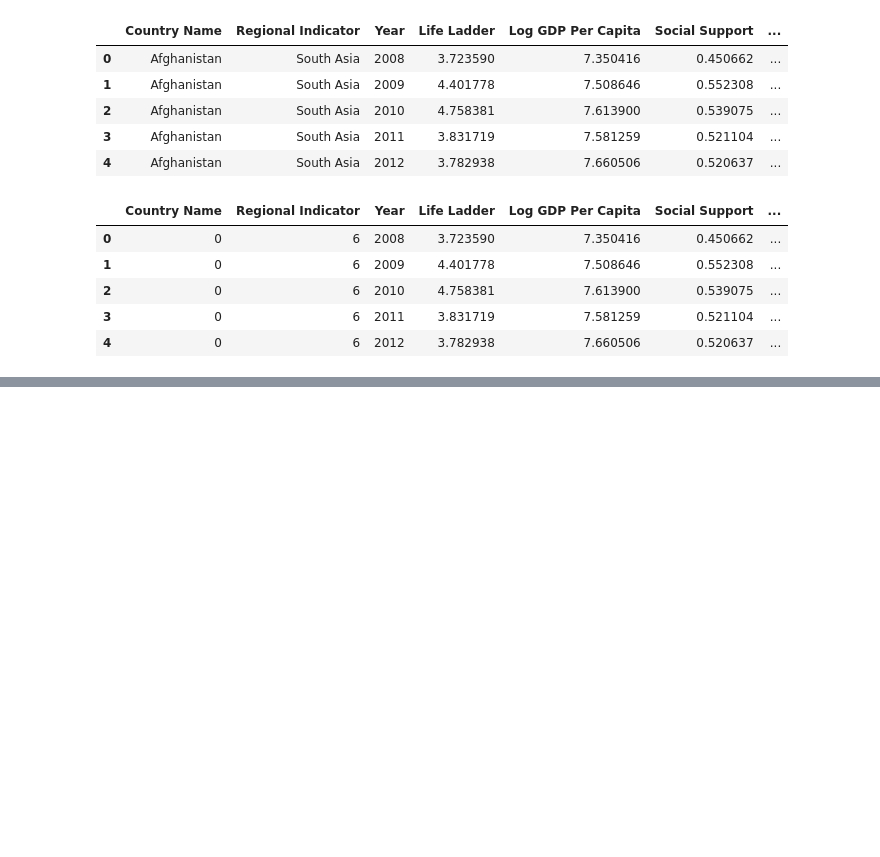
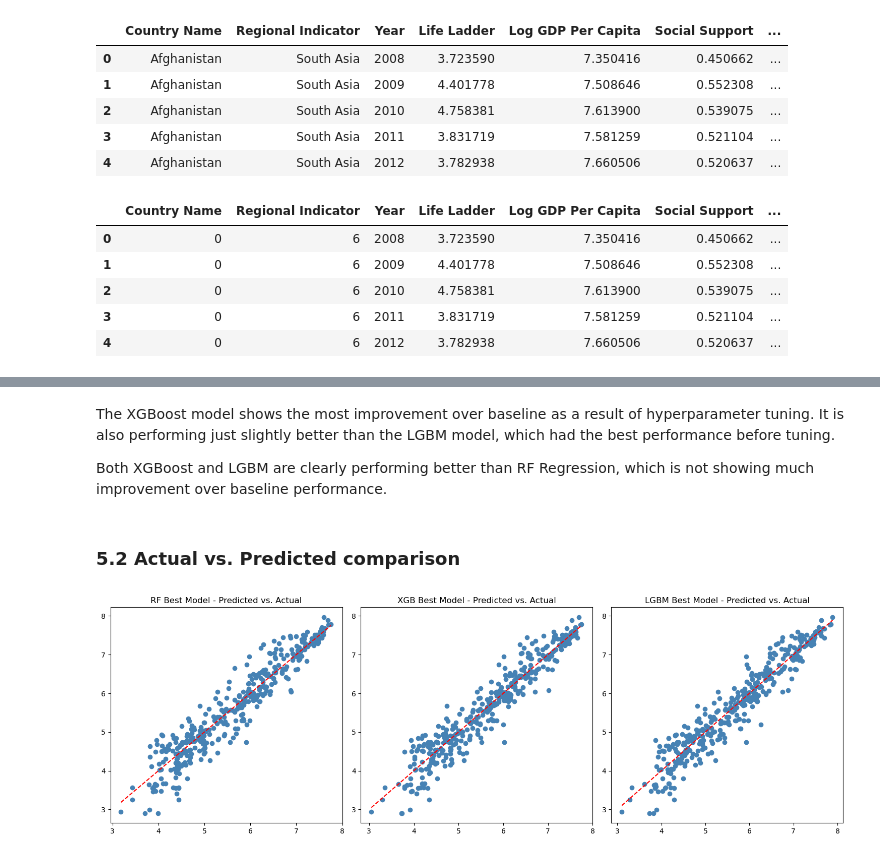
Before and after one commit to RossBrinkerhoff/Springboard_Brinkerhoff, a Jupyter notebook: Springboard_Capstone_2/Capstone_2/notebooks/04_rb_Modeling_RF.ipynb, the cells around one changed output, grey strips where cells are left out. Saved outputs shown, nothing was run; the diff lists cells and outputs as text; code cells hidden in the pictures; blank space fills up the shorter version.

```diff
--- a/Springboard_Capstone_2/Capstone_2/notebooks/04_rb_Modeling_RF.ipynb
+++ b/Springboard_Capstone_2/Capstone_2/notebooks/04_rb_Modeling_RF.ipynb
@@ -316,0 +545,46 @@ joblib.dump(rf_model_tuned,abs_path + '/rf_final.pkl')
+# %% [markdown]
+The XGBoost model shows the most improvement over baseline as a result of hyperparameter tuning.
+It is also performing just slightly better than the LGBM model, which had the best performance before tuning.
+
+Both XGBoost and LGBM are clearly performing better than RF Regression, which is not showing much improvement over
+baseline performance.
+# %% [markdown]
+### 5.2 Actual vs. Predicted comparison <a class = anchor id=actual_vs_predicted_comparison_5_2></a>
+# %%
+# Data for scatter plots
+x1 = rf_best_model_y_pred
+y1 = y_test
+
+x2 = xgb_best_model_y_pred
+y2 = y_test
+
+x3 = lgb_best_model_y_pred
+y3 = y_test
+
+# Create a figure and a grid of subplots with 1 row and 3 columns
+fig, axs = plt.subplots(1, 3, figsize=(15, 5))  # Adjust figsize as needed
+
+# Plot the first scatter plot
+axs[0].scatter(x1, y1, color='steelblue')
+axs[0].plot([min(x1), max(x1)], [min(x1), max(x1)], color='red', linestyle='--')
+axs[0].set_xticks([3,4,5,6,7,8])
+axs[0].set_title('RF Best Model - Predicted vs. Actual')
+
+# Plot the second scatter plot
+axs[1].scatter(x2, y2, color='steelblue')
+axs[1].plot([min(x2), max(x2)], [min(x2), max(x2)], color='red', linestyle='--')
+axs[1].set_xticks([3,4,5,6,7,8])
+axs[1].set_title('XGB Best Model - Predicted vs. Actual')
+
+# Plot the third scatter plot
+axs[2].scatter(x3, y3, color='steelblue')
+axs[2].plot([min(x3), max(x3)], [min(x3), max(x3)], color='red', linestyle='--')
+axs[2].set_title('LGBM Best Model - Predicted vs. Actual')
+
+# Adjust layout to prevent overlap
+plt.tight_layout(pad=1.0)
+
+# Show the plot
+plt.show()
+# %% [output]
+[figure, added]
```
Also changed, not shown: parts of 95 cells of this notebook.
